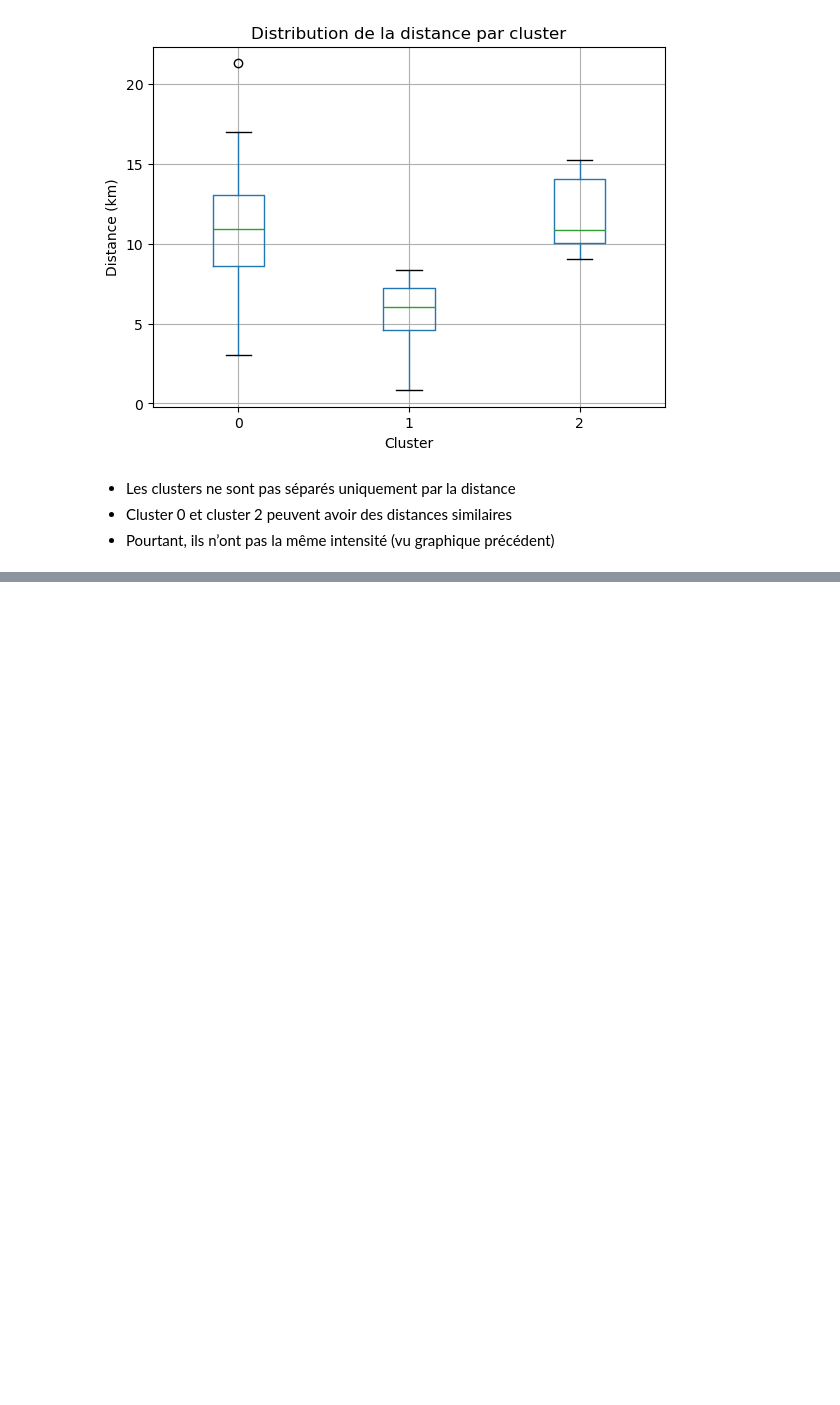
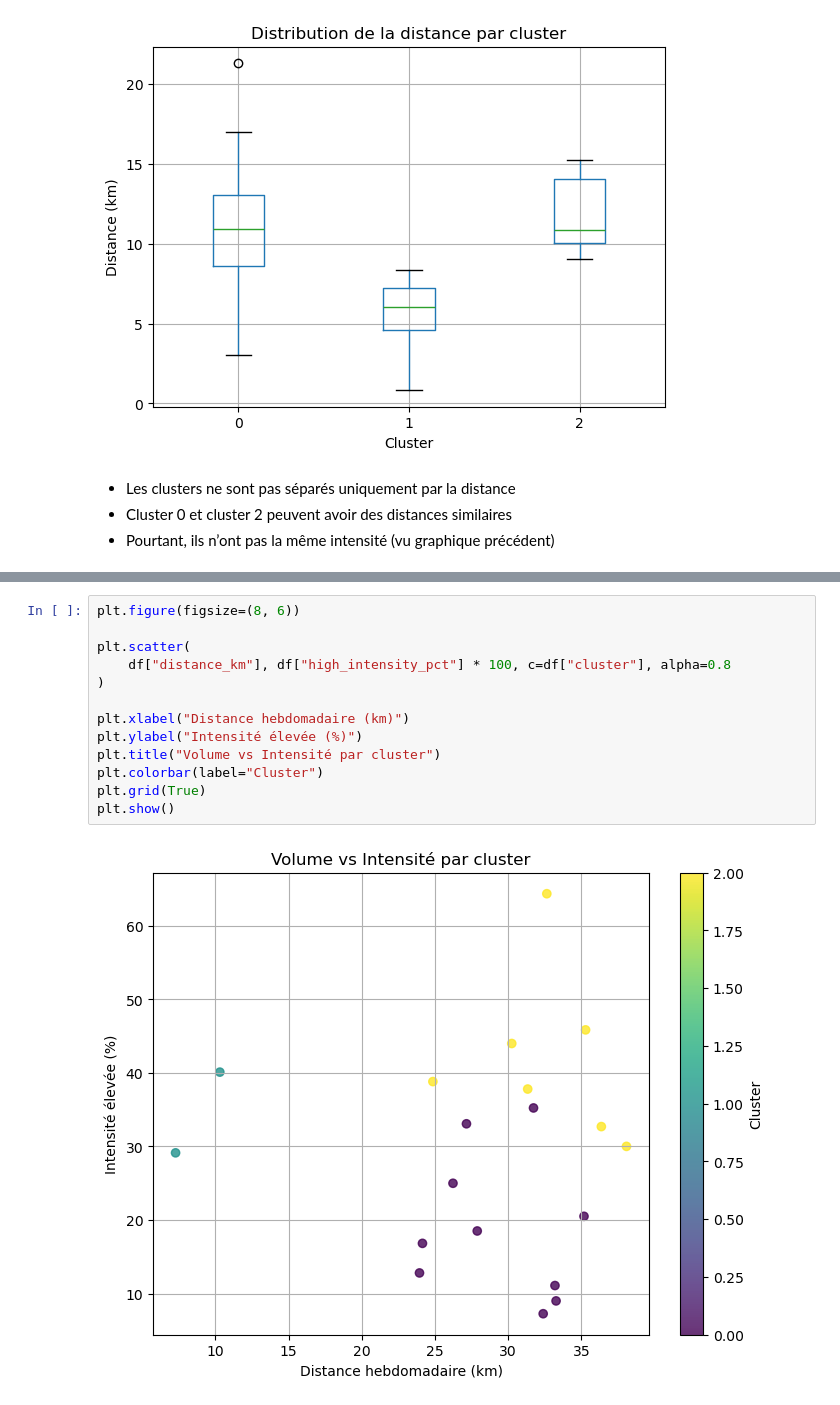
Before and after one commit to albanecoiffe/health-data-coach, a Jupyter notebook: HealthCoachBackend/notebook.ipynb, the cells around one changed output, grey strips where cells are left out. Drawn from its saved outputs; the diff is of its cells as text; blank space fills up the shorter version.

```diff
--- a/HealthCoachBackend/notebook.ipynb
+++ b/HealthCoachBackend/notebook.ipynb
@@ -399,0 +527,15 @@ plt.show()
+# %%
+plt.figure(figsize=(8, 6))
+
+plt.scatter(
+    df["distance_km"], df["high_intensity_pct"] * 100, c=df["cluster"], alpha=0.8
+)
+
+plt.xlabel("Distance hebdomadaire (km)")
+plt.ylabel("Intensité élevée (%)")
+plt.title("Volume vs Intensité par cluster")
+plt.colorbar(label="Cluster")
+plt.grid(True)
+plt.show()
+# %% [output]
+[figure, added]
```
Also changed, not shown: parts of 9 cells of this notebook, 1 other file.
